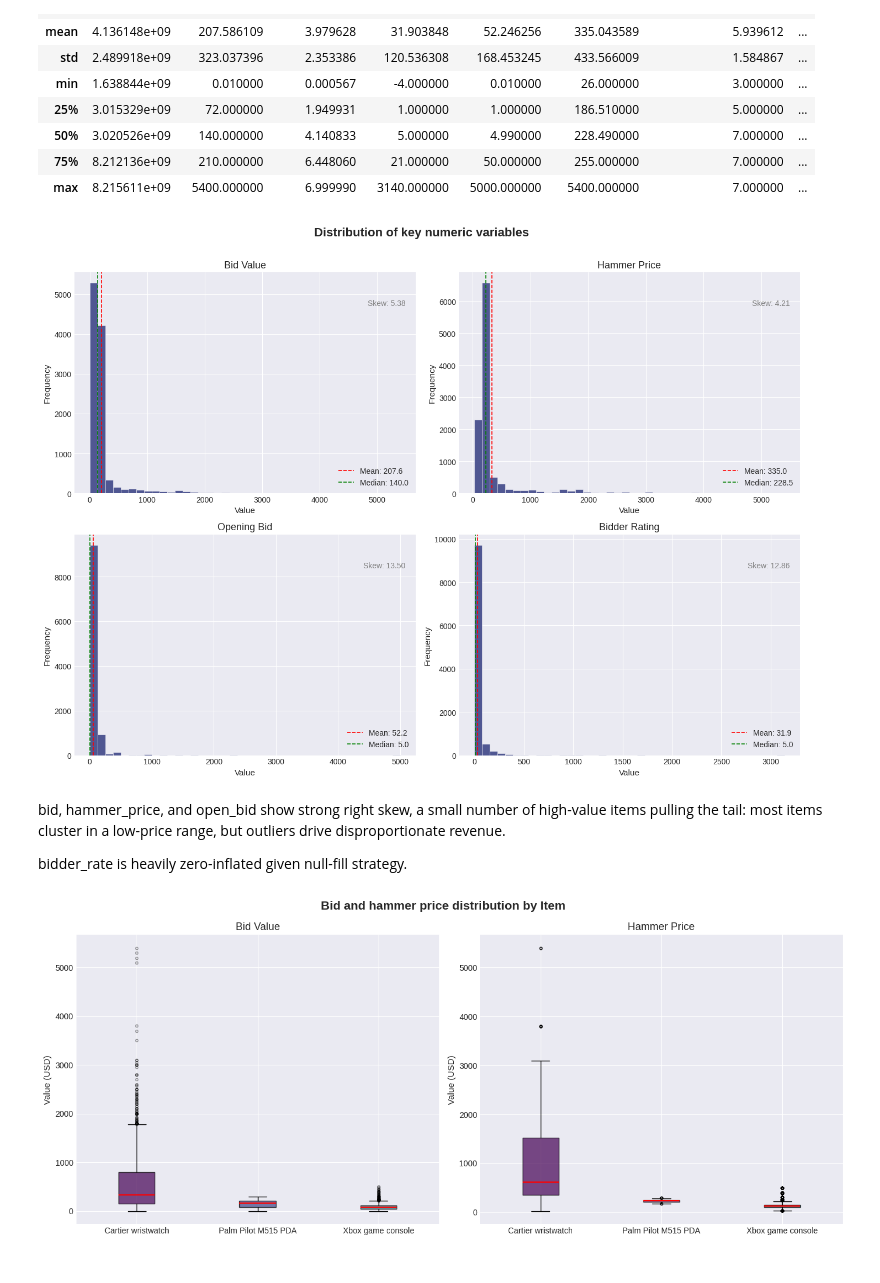
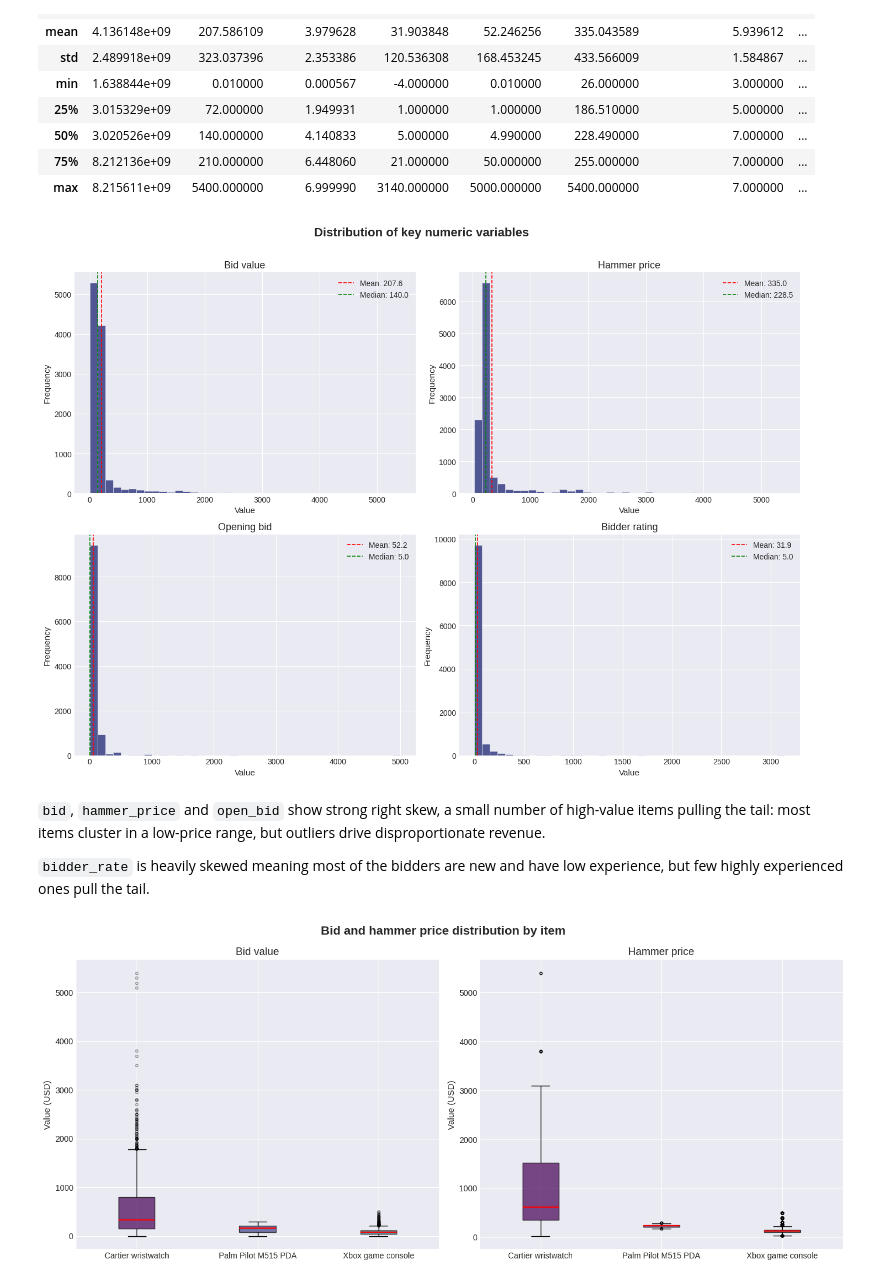
Before and after one commit to IreneGrisenti/Online_Auction_Analysis, a Jupyter notebook: notebooks/analysis.ipynb, the cells around one changed output. Saved outputs shown, nothing was run; the diff lists cells and outputs as text; code cells hidden in the pictures.

Commit message:
adjusted text in notebook

```diff
--- a/notebooks/analysis.ipynb
+++ b/notebooks/analysis.ipynb
@@ -164,43 +164,34 @@ auction_df_clean.describe()
 # %%
 fig1, axes = plt.subplots(2, 2, figsize=(14, 10))
 fig1.suptitle("Distribution of key numeric variables", fontsize=16, fontweight="bold", y=1.01)
 
 cols = {
-    "bid": "Bid Value",
-    "hammer_price": "Hammer Price",
-    "open_bid": "Opening Bid",
-    "bidder_rate": "Bidder Rating"
+    "bid": "Bid value",
+    "hammer_price": "Hammer price",
+    "open_bid": "Opening bid",
+    "bidder_rate": "Bidder rating"
 }
 
 for ax, (col, label) in zip(axes.flatten(), cols.items()):
     data = auction_df_clean[col]
 
     ax.hist(data, bins=40, color=PALETTE[1], edgecolor="white", linewidth=0.4, alpha=0.9)
     ax.axvline(data.mean(), color="red", linestyle="--", linewidth=1.2, label=f"Mean: {data.mean():.1f}")
     ax.axvline(data.median(), color="green", linestyle="--", linewidth=1.2, label=f"Median: {data.median():.1f}")
 
     ax.set_title(label, fontsize=13)
     ax.set_xlabel("Value", fontsize=11)
     ax.set_ylabel("Frequency", fontsize=11)
     ax.legend(fontsize=10)
 
-    skew = data.skew()
-    ax.text(
-        0.97, 0.85,
-        f"Skew: {skew:.2f}",
-        transform=ax.transAxes,
-        ha="right", fontsize=10,
-        color="gray"
-    )
-
 plt.tight_layout()
 plt.savefig("../img/01_distributions.png")
 plt.show()
 # %% [output]
-[figure, old version]
+[figure, new version]
 # %% [markdown]
-bid, hammer_price, and open_bid show strong right skew, a small number of high-value items pulling the tail: most items cluster in a low-price range, but outliers drive disproportionate revenue.
+`bid`, `hammer_price` and `open_bid` show strong right skew, a small number of high-value items pulling the tail: most items cluster in a low-price range, but outliers drive disproportionate revenue.
 
-bidder_rate is heavily zero-inflated given null-fill strategy.
+`bidder_rate` is heavily skewed meaning most of the bidders are new and have low experience, but few highly experienced ones pull the tail.
 # %%
 fig2, axes = plt.subplots(1, 2, figsize=(14, 6))
```
Also changed, not shown: parts of 13 cells of this notebook, 3 other files.
